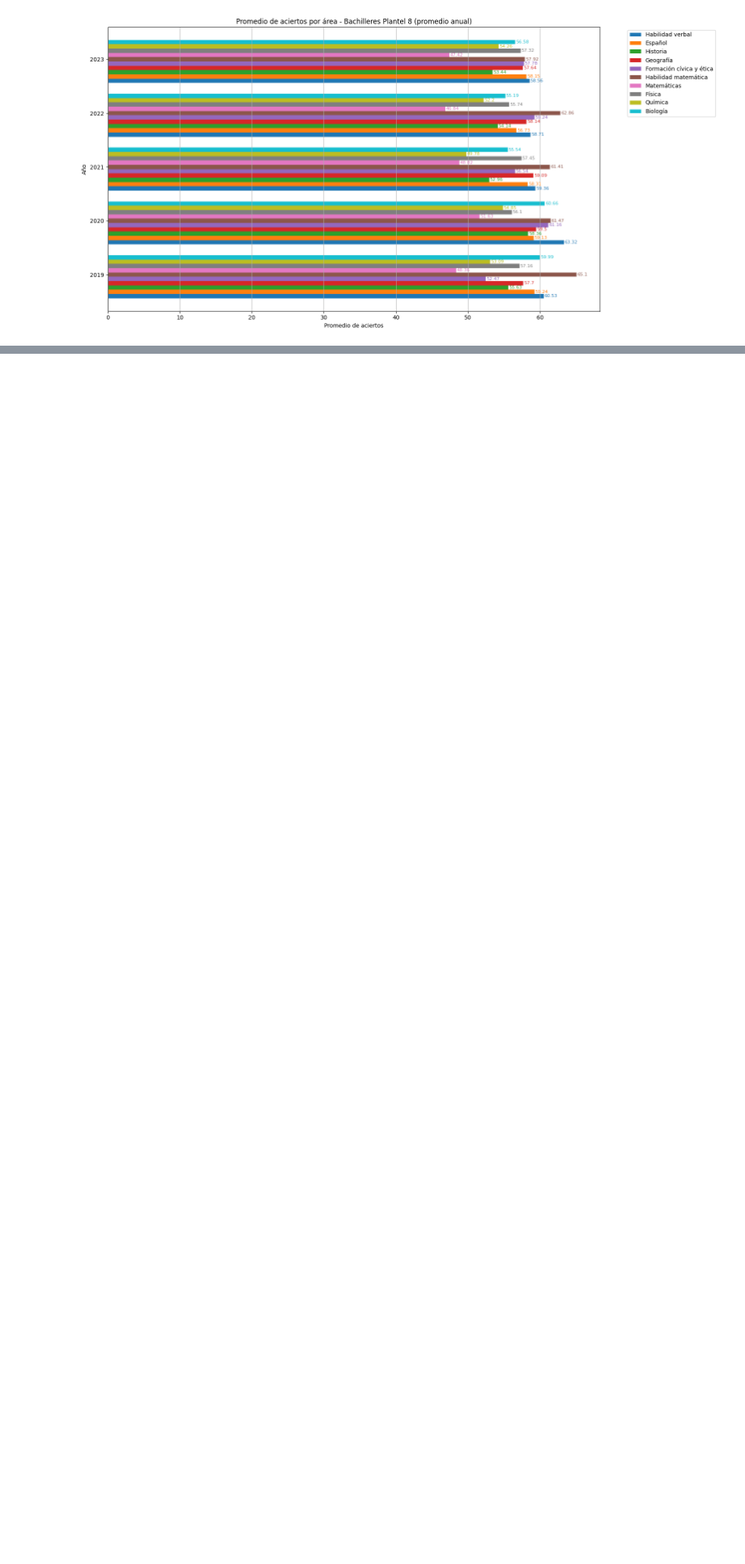
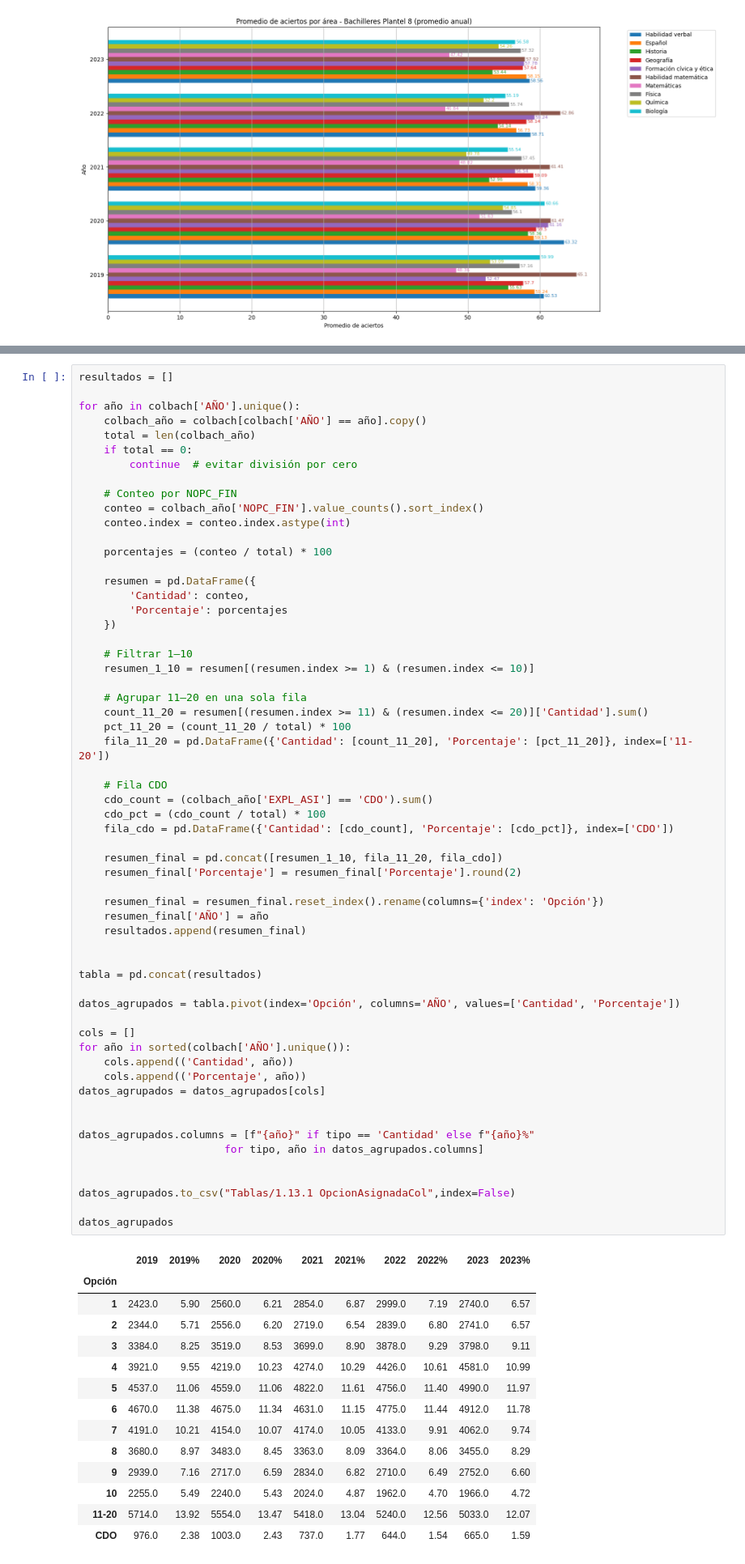
Before and after one commit to socialdataibero/SDI_07_Comipems, a Jupyter notebook: Comipems_Data.ipynb, the cells around one changed output, grey strips where cells are left out. Shown at 81% size. Cells and saved outputs as stored; diff of their text form; blank space fills up the shorter version.

```diff
--- a/Comipems_Data.ipynb
+++ b/Comipems_Data.ipynb
@@ -2107,0 +2185,74 @@ plt.show()
+# %%
+resultados = []
+
+for año in colbach['AÑO'].unique():
+    colbach_año = colbach[colbach['AÑO'] == año].copy()
+    total = len(colbach_año)
+    if total == 0:
+        continue  # evitar división por cero
+
+    # Conteo por NOPC_FIN
+    conteo = colbach_año['NOPC_FIN'].value_counts().sort_index()
+    conteo.index = conteo.index.astype(int)
+
+    porcentajes = (conteo / total) * 100
+
+    resumen = pd.DataFrame({
+        'Cantidad': conteo,
+        'Porcentaje': porcentajes
+    })
+
+    # Filtrar 1–10
+    resumen_1_10 = resumen[(resumen.index >= 1) & (resumen.index <= 10)]
+
+    # Agrupar 11–20 en una sola fila
+    count_11_20 = resumen[(resumen.index >= 11) & (resumen.index <= 20)]['Cantidad'].sum()
+    pct_11_20 = (count_11_20 / total) * 100
+    fila_11_20 = pd.DataFrame({'Cantidad': [count_11_20], 'Porcentaje': [pct_11_20]}, index=['11-20'])
+
+    # Fila CDO
+    cdo_count = (colbach_año['EXPL_ASI'] == 'CDO').sum()
+    cdo_pct = (cdo_count / total) * 100
+    fila_cdo = pd.DataFrame({'Cantidad': [cdo_count], 'Porcentaje': [cdo_pct]}, index=['CDO'])
+
+    resumen_final = pd.concat([resumen_1_10, fila_11_20, fila_cdo])
+    resumen_final['Porcentaje'] = resumen_final['Porcentaje'].round(2)
+
+    resumen_final = resumen_final.reset_index().rename(columns={'index': 'Opción'})
+    resumen_final['AÑO'] = año
+    resultados.append(resumen_final)
+
+
+tabla = pd.concat(resultados)
+
+datos_agrupados = tabla.pivot(index='Opción', columns='AÑO', values=['Cantidad', 'Porcentaje'])
+
+cols = []
+for año in sorted(colbach['AÑO'].unique()):
+    cols.append(('Cantidad', año))
+    cols.append(('Porcentaje', año))
+datos_agrupados = datos_agrupados[cols]
+
+
+datos_agrupados.columns = [f"{año}" if tipo == 'Cantidad' else f"{año}%"
+                       for tipo, año in datos_agrupados.columns]
+
+
+datos_agrupados.to_csv("Tablas/1.13.1 OpcionAsignadaCol",index=False)
+
+datos_agrupados
+# %% [output]
+|  | 2019 | 2019% | 2020 | 2020% | 2021 | 2021% | 2022 | 2022% | 2023 | 2023% |
+| Opción |  |  |  |  |  |  |  |  |  |  |
+| 1 | 2423.0 | 5.90 | 2560.0 | 6.21 | 2854.0 | 6.87 | 2999.0 | 7.19 | 2740.0 | 6.57 |
+| 2 | 2344.0 | 5.71 | 2556.0 | 6.20 | 2719.0 | 6.54 | 2839.0 | 6.80 | 2741.0 | 6.57 |
+| 3 | 3384.0 | 8.25 | 3519.0 | 8.53 | 3699.0 | 8.90 | 3878.0 | 9.29 | 3798.0 | 9.11 |
+| 4 | 3921.0 | 9.55 | 4219.0 | 10.23 | 4274.0 | 10.29 | 4426.0 | 10.61 | 4581.0 | 10.99 |
+| 5 | 4537.0 | 11.06 | 4559.0 | 11.06 | 4822.0 | 11.61 | 4756.0 | 11.40 | 4990.0 | 11.97 |
+| 6 | 4670.0 | 11.38 | 4675.0 | 11.34 | 4631.0 | 11.15 | 4775.0 | 11.44 | 4912.0 | 11.78 |
+| 7 | 4191.0 | 10.21 | 4154.0 | 10.07 | 4174.0 | 10.05 | 4133.0 | 9.91 | 4062.0 | 9.74 |
+| 8 | 3680.0 | 8.97 | 3483.0 | 8.45 | 3363.0 | 8.09 | 3364.0 | 8.06 | 3455.0 | 8.29 |
+| 9 | 2939.0 | 7.16 | 2717.0 | 6.59 | 2834.0 | 6.82 | 2710.0 | 6.49 | 2752.0 | 6.60 |
+| 10 | 2255.0 | 5.49 | 2240.0 | 5.43 | 2024.0 | 4.87 | 1962.0 | 4.70 | 1966.0 | 4.72 |
+| 11-20 | 5714.0 | 13.92 | 5554.0 | 13.47 | 5418.0 | 13.04 | 5240.0 | 12.56 | 5033.0 | 12.07 |
+| CDO | 976.0 | 2.38 | 1003.0 | 2.43 | 737.0 | 1.77 | 644.0 | 1.54 | 665.0 | 1.59 |
```
Also changed, not shown: parts of 5 cells of this notebook, 3 other files.
